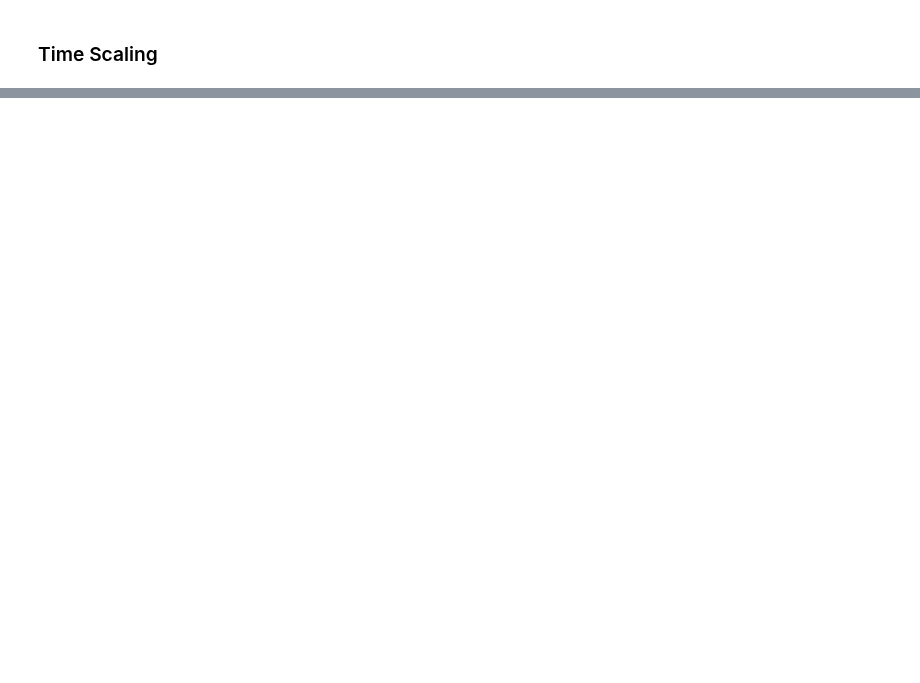
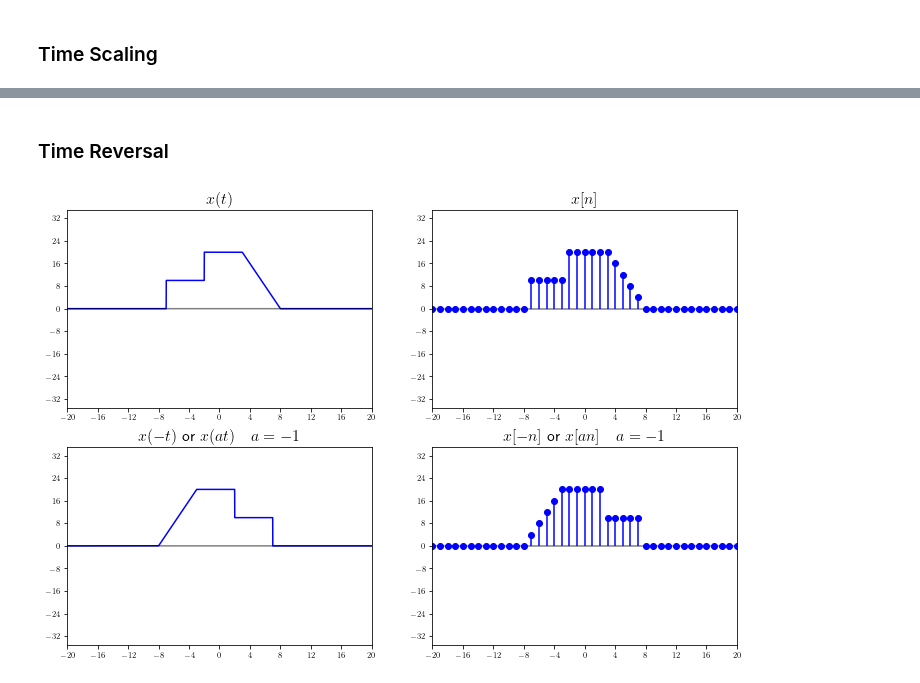
Before and after one commit to tmquan/ivcl, a Jupyter notebook: _sources/courses/dsp/systems.ipynb, the cells around one changed output, grey strips where cells are left out. Cells and saved outputs as stored; diff of their text form; code cells hidden in the pictures; blank space fills up the shorter version.

```diff
--- a/_sources/courses/dsp/systems.ipynb
+++ b/_sources/courses/dsp/systems.ipynb
@@ -197,0 +198,46 @@ plt.show()
+# %% [markdown]
+### Time Reversal
+# %%
+# HIDE/SHOW
+fig, ax = plt.subplots(
+    2, 2,
+    figsize=(12, 8),
+    # tight_layout=True,
+)
+
+a = -1
+mpl_axes_plot(ax[0][0], f, (t, -20, 20), color='b')
+ax[0][0].set_xlim(-20, 20, 0.2)
+ax[0][0].set_ylim(-35, 35, 0.2)
+ax[0][0].set_title(r'$x(t)$', fontsize=16)
+
+mpl_axes_stem(ax[0][1], f, (t, -30, 30, 1), linefmt='b', markerfmt='bo')
+ax[0][1].set_xlim(-20, 20, 0.2)
+ax[0][1].set_ylim(-35, 35, 0.2)
+ax[0][1].set_title(r'$x[n]$', fontsize=16)
+
+mpl_axes_plot(ax[1][0], f.subs(t, a*t), (t, -20, 20), color='b')
+ax[1][0].set_xlim(-20, 20, 0.2)
+ax[1][0].set_ylim(-35, 35, 0.2)
+ax[1][0].set_title(r'$x(-t)$ or $x(at) \quad a=-1$', fontsize=16)
+
+mpl_axes_stem(ax[1][1], f.subs(t, a*t), (t, -30, 30, 1), linefmt='b', markerfmt='bo')
+ax[1][1].set_xlim(-20, 20, 0.2)
+ax[1][1].set_ylim(-35, 35, 0.2)
+ax[1][1].set_title(r'$x[-n]$ or $x[an] \quad a=-1$', fontsize=16)
+
+# a = -2
+# mpl_axes_plot(ax[2][0], f.subs(t, t/a), (t, -20, 20), color='b')
+# ax[2][0].set_xlim(-20, 20, 0.2)
+# ax[2][0].set_ylim(-35, 35, 0.2)
+# ax[2][0].set_title(r'$x(t/a) \qquad a<-1$', fontsize=16)
+
+
+# mpl_axes_stem(ax[2][1], f.subs(t, t/a), (t, -30, 30, 1), linefmt='b', markerfmt='bo')
+# ax[2][1].set_xlim(-20, 20, 0.2)
+# ax[2][1].set_ylim(-35, 35, 0.2)
+# ax[2][1].set_title(r'$x[n/a] \qquad a<-1$', fontsize=16)
+
+plt.show()
+# %% [output]
+[figure, added]
```
Also changed, not shown: parts of 3 cells of this notebook, 41 other files.
